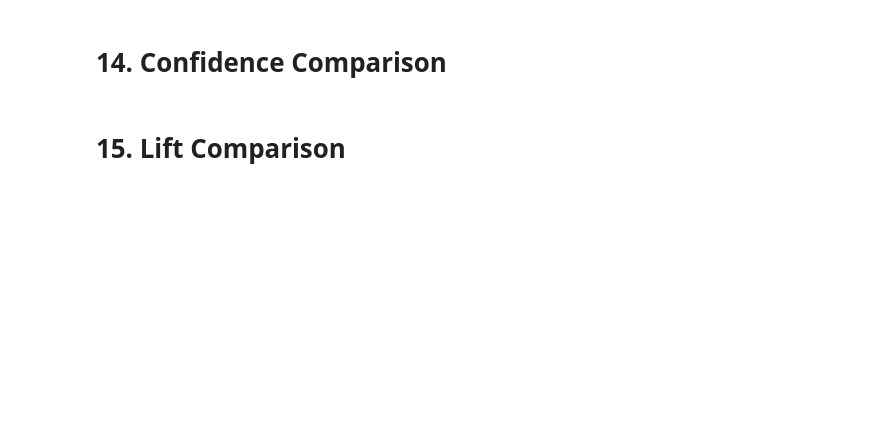
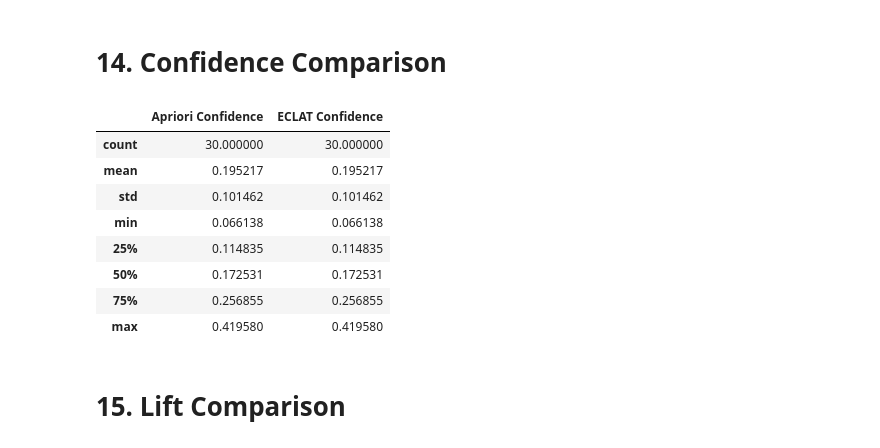
Before and after one commit to 2026089Hi/CA2-DV-ML, a Jupyter notebook: CA2 DV, ML.ipynb, the cells around one changed output. Drawn from its saved outputs; the diff is of its cells as text; code cells hidden in the pictures; blank space fills up the shorter version.

```diff
--- a/CA2 DV, ML.ipynb
+++ b/CA2 DV, ML.ipynb
@@ -977,4 +994,21 @@ ECLAT: 0
 # %% [markdown]
 # 14. Confidence Comparison
+# %%
+confidence_comparison = pd.DataFrame({
+    "Apriori Confidence": rules_apriori["confidence"].describe(),
+    "ECLAT Confidence":   rules_eclat["confidence"].describe()
+})
+
+confidence_comparison
+# %% [output]
+|  | Apriori Confidence | ECLAT Confidence |
+| count | 30.000000 | 30.000000 |
+| mean | 0.195217 | 0.195217 |
+| std | 0.101462 | 0.101462 |
+| min | 0.066138 | 0.066138 |
+| 25% | 0.114835 | 0.114835 |
+| 50% | 0.172531 | 0.172531 |
+| 75% | 0.256855 | 0.256855 |
+| max | 0.419580 | 0.419580 |
 # %% [markdown]
 # 15. Lift Comparison
```
Also changed, not shown: parts of 3 cells of this notebook.
